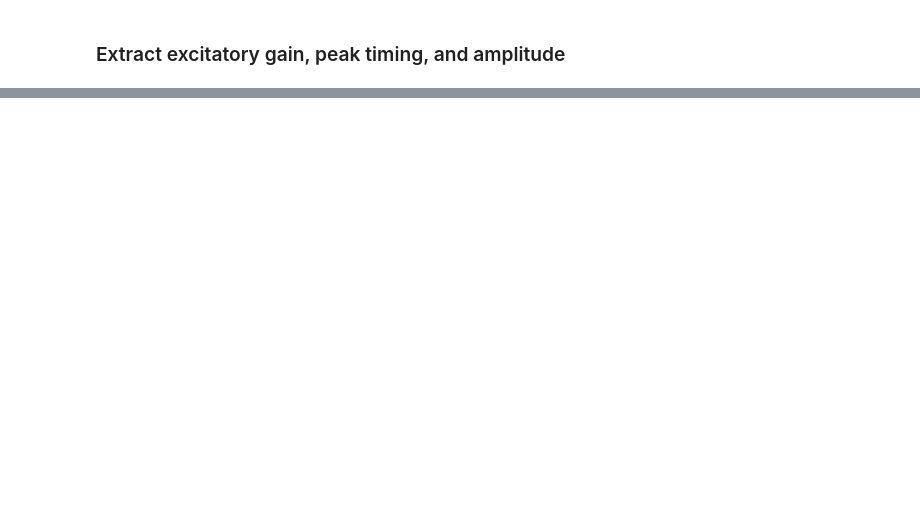
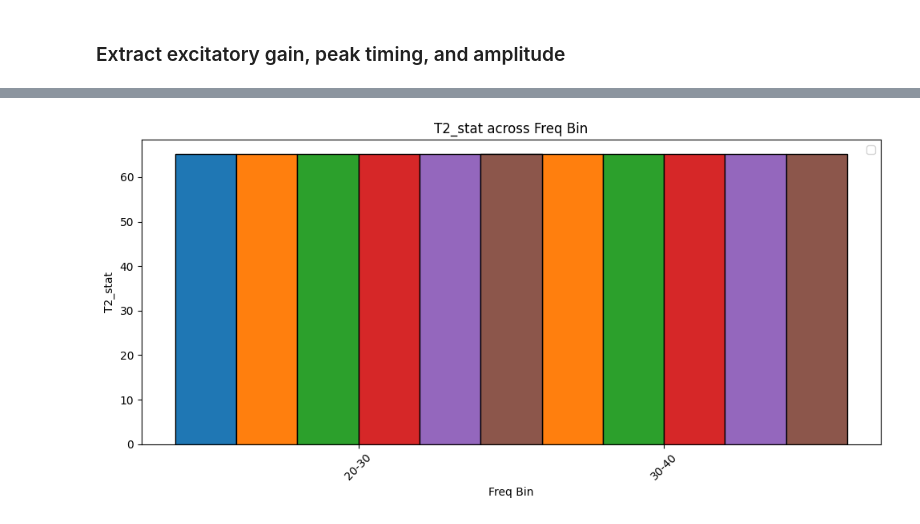
Before and after one commit to haleycab/murray-neuroscience-lab, a Jupyter notebook: Hennemans/replacateanalysis.ipynb, the cells around one changed output, grey strips where cells are left out. Drawn from its saved outputs; the diff is of its cells as text; code cells hidden in the pictures; blank space fills up the shorter version.

```diff
--- a/Hennemans/replacateanalysis.ipynb
+++ b/Hennemans/replacateanalysis.ipynb
@@ -22,0 +24,3 @@ binwvsrinNaNs = binwvsrin_oldNaNs | binwvsrin_newNaNs
+# %%
+one_wave = list(binwvsrinNaNs.keys())[0]
+testdf=binwvsrinNaNs[one_wave]
@@ -22,0 +47,7 @@ binwvsrinNaNs = binwvsrin_oldNaNs | binwvsrin_newNaNs
+# %%
+phase = np.arange(0.01, 1.00001, 0.02)
+norm_currents = testdf['Normalized Current'].values
+peak_idx = np.argmax(norm_currents)
+peak_phase = phase[peak_idx]
+peak_amplitude = norm_currents[peak_idx]
+slope, intercept = np.polyfit(phase, norm_currents, 1)
@@ -209,0 +485,2 @@ SyntaxError: invalid syntax (<unknown>, line 1)
+# %%
+feature_cols = ["Peak Gain","Peak Phase","Peak Amplitude"]
@@ -209,0 +650,7 @@ SyntaxError: invalid syntax (<unknown>, line 1)
+# %%
+hotttest_results_between = compute_hotellings_tests_grouped(
+    features_df,
+    feature_cols,
+    compare_col='Rin group',
+    freq_col='Freq Bin'
+)
@@ -209,0 +697,30 @@ SyntaxError: invalid syntax (<unknown>, line 1)
+# %%
+results_df=hotttest_results_between
+stat_col = "T2_stat"
+freq_col="Freq Bin"
+unique_groups = 6
+freq_bins = sorted(results_df[freq_col].dropna().unique(), key=str)
+
+plt.figure(figsize=figsize)
+
+x = np.arange(len(freq_bins))  # Base x positions for each freq_bin
+
+for i in range(unique_groups):
+    subset = results_df.iloc[0]
+    stats = []
+    for fb in freq_bins:
+        stat = subset[stat_col]
+        stats.append(stat)
+
+    offset = (i - unique_groups / 2) * bar_width + bar_width / 2
+    plt.bar(x + offset, stats, width=bar_width, edgecolor='black')
+
+plt.xticks(ticks=x, labels=freq_bins, rotation=45)
+plt.xlabel(freq_col)
+plt.ylabel(stat_col)
+plt.title(f"{stat_col} across {freq_col}")
+plt.legend()
+plt.tight_layout()
+plt.show()
+# %% [output]
+[figure, added]
```
Also changed, not shown: parts of 85 cells of this notebook, 9 other files.
